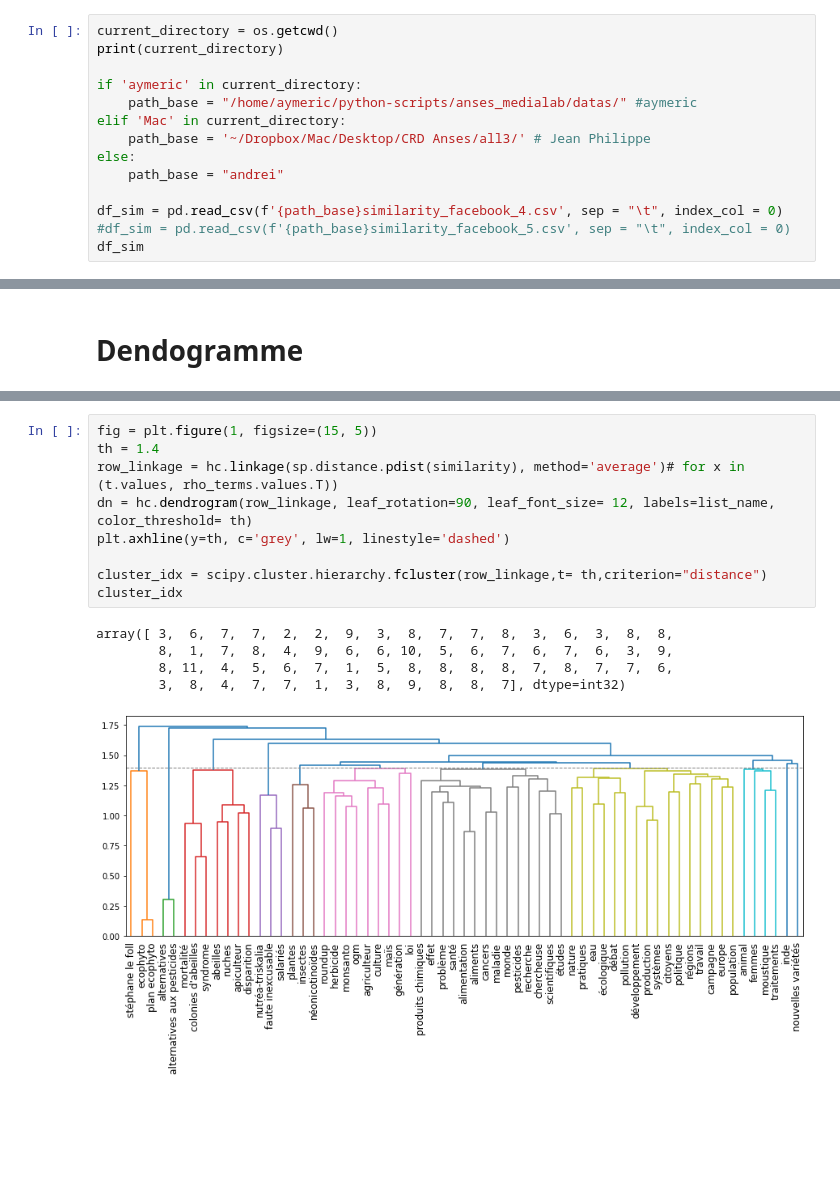
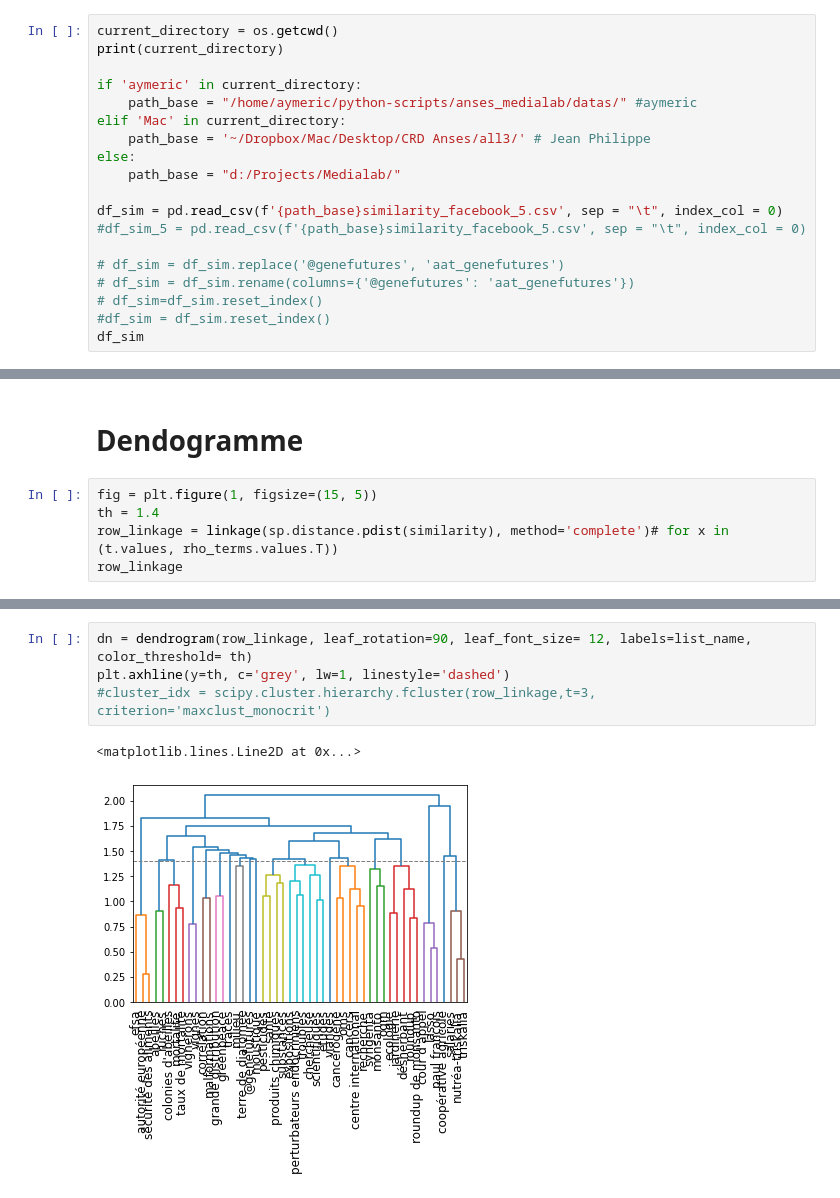
Before and after one commit to jphcoi/MADM, a Jupyter notebook: matrice_cluster_dendogram.ipynb, the cells around one changed output, grey strips where cells are left out. Saved outputs shown, nothing was run; the diff lists cells and outputs as text; blank space fills up the shorter version.

Commit message:
integration du code d'andrei dans analyse_text

```diff
--- a/matrice_cluster_dendogram.ipynb
+++ b/matrice_cluster_dendogram.ipynb
@@ -21,10 +23,15 @@ if 'aymeric' in current_directory:
 elif 'Mac' in current_directory:
     path_base = '~/Dropbox/Mac/Desktop/CRD Anses/all3/' # Jean Philippe
 else:
-    path_base = "andrei"
+    path_base = "d:/Projects/Medialab/"
 
-df_sim = pd.read_csv(f'{path_base}similarity_facebook_4.csv', sep = "\t", index_col = 0)
-#df_sim = pd.read_csv(f'{path_base}similarity_facebook_5.csv', sep = "\t", index_col = 0)
+df_sim = pd.read_csv(f'{path_base}similarity_facebook_5.csv', sep = "\t", index_col = 0)
+#df_sim_5 = pd.read_csv(f'{path_base}similarity_facebook_5.csv', sep = "\t", index_col = 0)
+
+# df_sim = df_sim.replace('@genefutures', 'aat_genefutures')
+# df_sim = df_sim.rename(columns={'@genefutures': 'aat_genefutures'})
+# df_sim=df_sim.reset_index()
+#df_sim = df_sim.reset_index()
 df_sim
 # %% [output]
 /home/aymeric/python-scripts/anses_medialab/analyse_tweets
@@ -72,2 +85,7 @@ plt.tight_layout()
 # %% [markdown]
 # Dendogramme
+# %%
+fig = plt.figure(1, figsize=(15, 5))
+th = 1.4
+row_linkage = linkage(sp.distance.pdist(similarity), method='complete')# for x in (t.values, rho_terms.values.T))
+row_linkage
@@ -74,15 +111,7 @@ plt.tight_layout()
 # %%
-fig = plt.figure(1, figsize=(15, 5))
-th = 1.4
-row_linkage = hc.linkage(sp.distance.pdist(similarity), method='average')# for x in (t.values, rho_terms.values.T))
-dn = hc.dendrogram(row_linkage, leaf_rotation=90, leaf_font_size= 12, labels=list_name, color_threshold= th)
+dn = dendrogram(row_linkage, leaf_rotation=90, leaf_font_size= 12, labels=list_name, color_threshold= th)
 plt.axhline(y=th, c='grey', lw=1, linestyle='dashed')
-
-cluster_idx = scipy.cluster.hierarchy.fcluster(row_linkage,t= th,criterion="distance")
-cluster_idx
+#cluster_idx = scipy.cluster.hierarchy.fcluster(row_linkage,t=3, criterion='maxclust_monocrit')
 # %% [output]
-array([ 3,  6,  7,  7,  2,  2,  9,  3,  8,  7,  7,  8,  3,  6,  3,  8,  8,
-        8,  1,  7,  8,  4,  9,  6,  6, 10,  5,  6,  7,  6,  7,  6,  3,  9,
-        8, 11,  4,  5,  6,  7,  1,  5,  8,  8,  8,  8,  7,  8,  7,  7,  6,
-        3,  8,  4,  7,  7,  1,  3,  8,  9,  8,  8,  7], dtype=int32)
+<matplotlib.lines.Line2D at 0x...>
-[figure, old version]
+[figure, new version]
```
Also changed, not shown: parts of 17 cells of this notebook, 2 other files.
